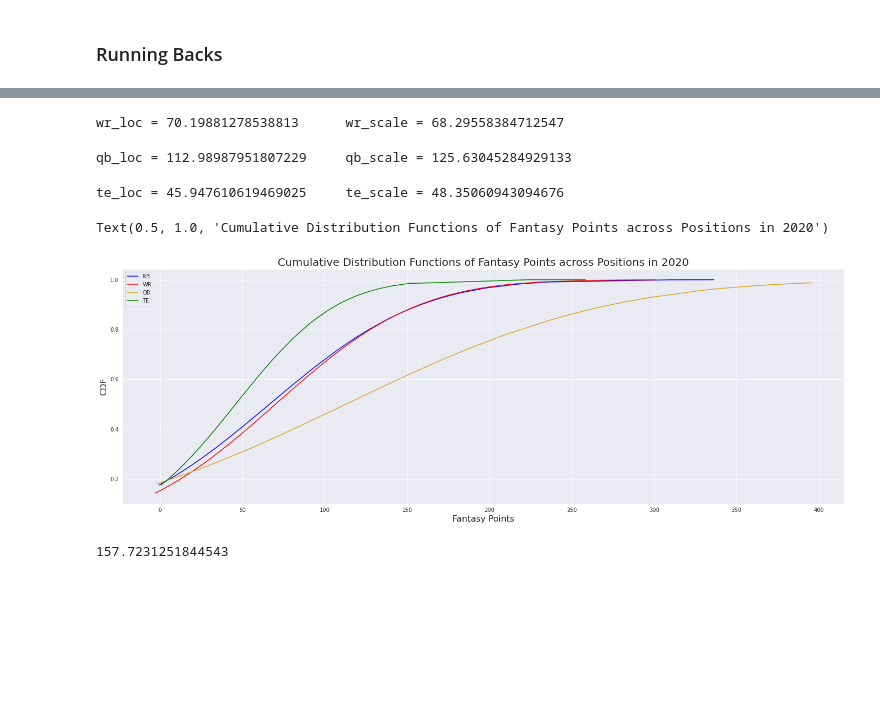
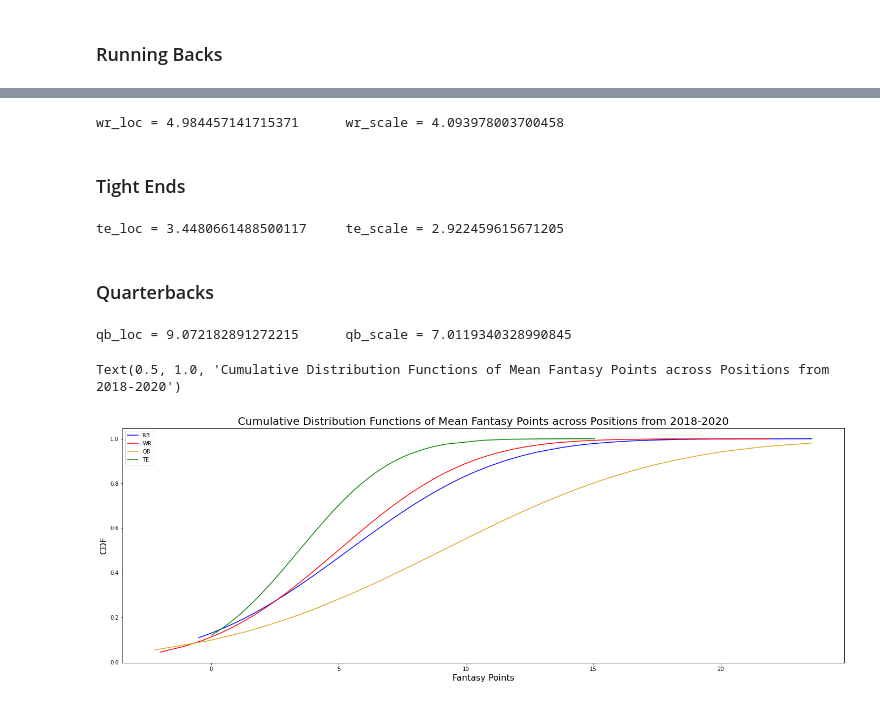
Before and after one commit to jacobresnikoff/fantasy-football, a Jupyter notebook: python/fantasy.ipynb, the cells around one changed output, grey strips where cells are left out. Saved outputs shown, nothing was run; the diff lists cells and outputs as text; code cells hidden in the pictures; blank space fills up the shorter version.

```diff
--- a/python/fantasy.ipynb
+++ b/python/fantasy.ipynb
@@ -52,8 +44,10 @@ recent.head()
 # %%
-recent_rb = recent[recent['Pos'] == 'RB']
+rb = players[players['Pos'] == 'RB']
 
-rb_loc, rb_scale = norm.fit(recent_rb.FantasyPoints)
+rb = rb.groupby('Player').mean().sort_values('HalfPPRFantasyPoints', ascending=False).HalfPPRFantasyPoints
+
+rb_loc, rb_scale = norm.fit(rb)
 print('rb_loc = {0}\trb_scale = {1}'.format(rb_loc, rb_scale))
 
-recent_rb_cdf = norm.cdf(recent_rb.FantasyPoints, loc=rb_loc, scale=rb_scale)
+rb_cdf = norm.cdf(rb, loc=rb_loc, scale=rb_scale)
 # %% [output]
@@ -61,46 +57,52 @@ rb_loc = 66.54773006134968      rb_scale = 71.67918322021615
 # %%
-recent_wr = recent[recent['Pos'] == 'WR']
+wr = players[players['Pos'] == 'WR']
 
-wr_loc, wr_scale = norm.fit(recent_wr.FantasyPoints)
+wr = wr.groupby('Player').mean().sort_values('HalfPPRFantasyPoints', ascending=False).HalfPPRFantasyPoints
+
+wr_loc, wr_scale = norm.fit(wr)
 print('wr_loc = {0}\twr_scale = {1}'.format(wr_loc, wr_scale))
 
-recent_wr_cdf = norm.cdf(recent_wr.FantasyPoints, loc=wr_loc, scale=wr_scale)
+wr_cdf = norm.cdf(wr, loc=wr_loc, scale=wr_scale)
 # %% [output]
-wr_loc = 70.19881278538813      wr_scale = 68.29558384712547
+wr_loc = 4.984457141715371      wr_scale = 4.093978003700458
+# %% [markdown]
+### Tight Ends
+# %%
+te = players[players['Pos'] == 'TE']
+
+te = te.groupby('Player').mean().sort_values('HalfPPRFantasyPoints', ascending=False).HalfPPRFantasyPoints
+
+te_loc, te_scale = norm.fit(te)
+print('te_loc = {0}\tte_scale = {1}'.format(te_loc, te_scale))
+
+te_cdf = norm.cdf(te, loc=te_loc, scale=te_scale)
+# %% [output]
+te_loc = 3.4480661488500117     te_scale = 2.922459615671205
+# %% [markdown]
+### Quarterbacks
 # %%
-recent_qb = recent[recent['Pos'] == 'QB']
+qb = players[players['Pos'] == 'QB']
 
-qb_loc, qb_scale = norm.fit(recent_qb.FantasyPoints)
+qb = qb.groupby('Player').mean().sort_values('HalfPPRFantasyPoints', ascending=False).HalfPPRFantasyPoints
+
+qb_loc, qb_scale = norm.fit(qb)
 print('qb_loc = {0}\tqb_scale = {1}'.format(qb_loc, qb_scale))
 
-recent_qb_cdf = norm.cdf(recent_qb.FantasyPoints, loc=qb_loc, scale=qb_scale)
+qb_cdf = norm.cdf(qb, loc=qb_loc, scale=qb_scale)
 # %% [output]
-qb_loc = 112.98987951807229     qb_scale = 125.63045284929133
+qb_loc = 9.072182891272215      qb_scale = 7.0119340328990845
-# %%
-recent_te = recent[recent['Pos'] == 'TE']
-
-te_loc, te_scale = norm.fit(recent_te.FantasyPoints)
-print('te_loc = {0}\tte_scale = {1}'.format(te_loc, te_scale))
-
-recent_te_cdf = norm.cdf(recent_te.FantasyPoints, loc=te_loc, scale=te_scale)
-# %% [output]
-te_loc = 45.947610619469025     te_scale = 48.35060943094676
 # %%
 fig, ax = plt.subplots(1, figsize=(24,8))
 
-sns.lineplot(x=recent_rb.FantasyPoints, y=recent_rb_cdf, ax=ax, color='blue', label='RB')
-sns.lineplot(x=recent_wr.FantasyPoints, y=recent_wr_cdf, ax=ax, color='red', label='WR')
-sns.lineplot(x=recent_qb.FantasyPoints, y=recent_qb_cdf, ax=ax, color='goldenrod', label='QB')
-sns.lineplot(x=recent_te.FantasyPoints, y=recent_te_cdf, ax=ax, color='green', label='TE')
+sns.lineplot(x=rb, y=rb_cdf, ax=ax, color='blue', label='RB')
+sns.lineplot(x=wr, y=wr_cdf, ax=ax, color='red', label='WR')
+sns.lineplot(x=qb, y=qb_cdf, ax=ax, color='goldenrod', label='QB')
+sns.lineplot(x=te, y=te_cdf, ax=ax, color='green', label='TE')
 
 ax.legend(loc='upper left')
 ax.set_xlabel('Fantasy Points', fontsize=16)
 ax.set_ylabel('CDF', fontsize=16)
-ax.set_title('Cumulative Distribution Functions of Fantasy Points across Positions in 2020', fontsize=20)
+ax.set_title('Cumulative Distribution Functions of Mean Fantasy Points across Positions from 2018-2020', fontsize=20)
 # %% [output]
-Text(0.5, 1.0, 'Cumulative Distribution Functions of Fantasy Points across Positions in 2020')
+Text(0.5, 1.0, 'Cumulative Distribution Functions of Mean Fantasy Points across Positions from 2018-2020')
-[figure, old version]
+[figure, new version]
-# %%
-norm.ppf(0.9, loc=wr_loc, scale=wr_scale)
-# %% [output]
-157.7231251844543
```
Also changed, not shown: parts of 12 cells of this notebook.
